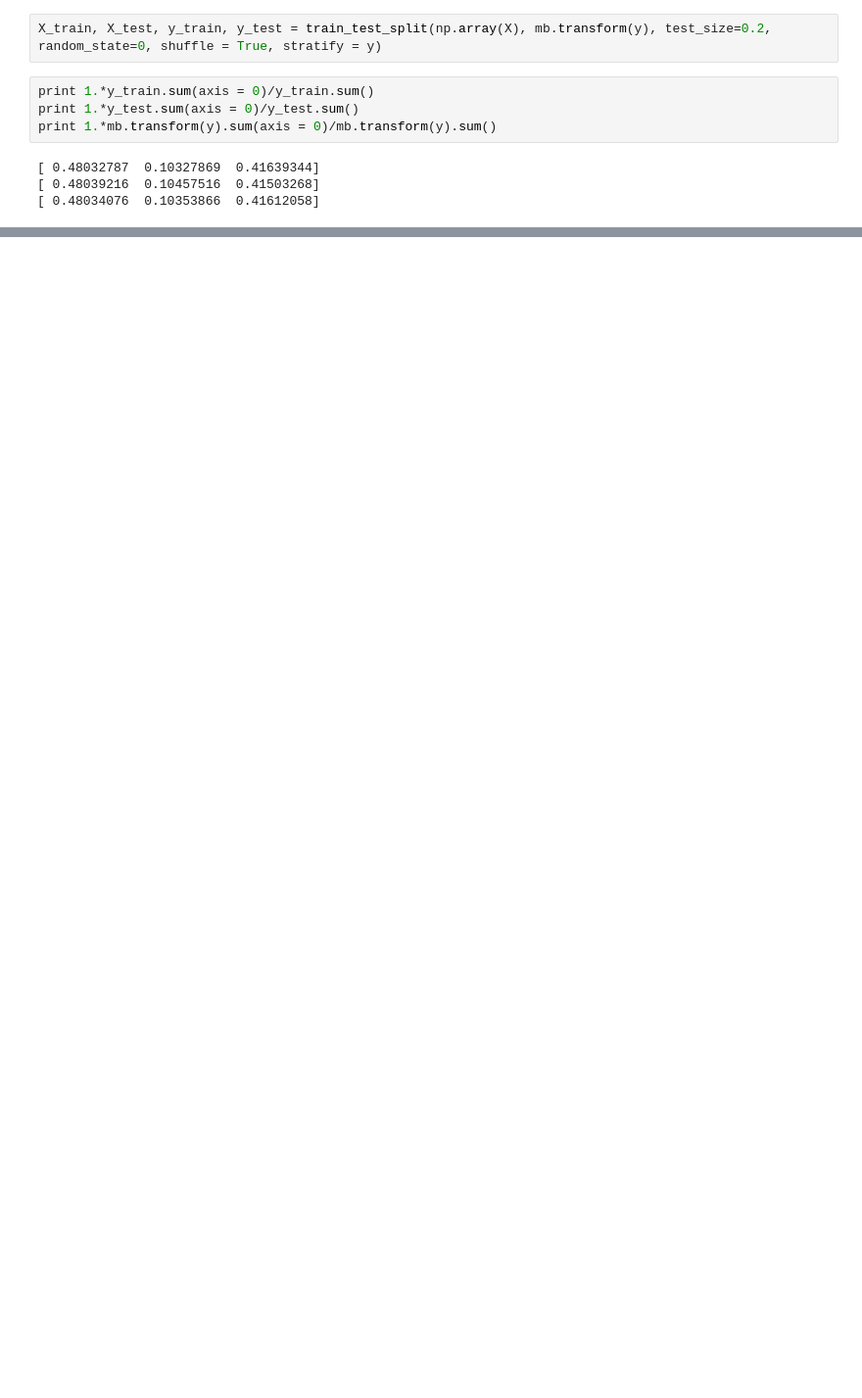
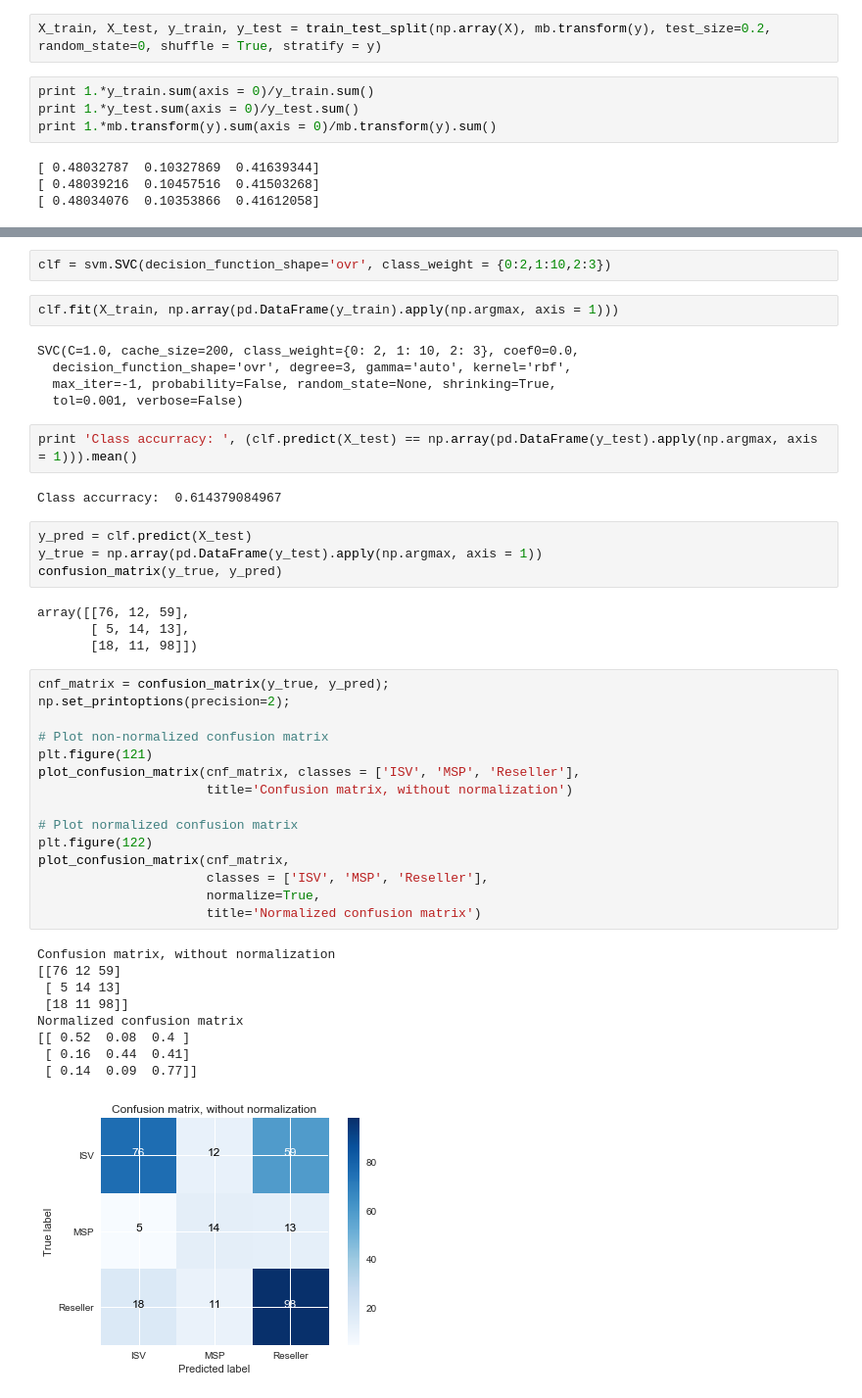
Before and after one commit to agarbuno/iqblade, a Jupyter notebook: python/exploratory_analysis.ipynb, the cells around one changed output, grey strips where cells are left out. Shown at 98% size. Cells and saved outputs as stored; diff of their text form; blank space fills up the shorter version.

```diff
--- a/python/exploratory_analysis.ipynb
+++ b/python/exploratory_analysis.ipynb
@@ -471,0 +576,46 @@ print 1.*mb.transform(y).sum(axis = 0)/mb.transform(y).sum()
+# %%
+clf = svm.SVC(decision_function_shape='ovr', class_weight = {0:2,1:10,2:3})
+# %%
+clf.fit(X_train, np.array(pd.DataFrame(y_train).apply(np.argmax, axis = 1)))
+# %% [output]
+SVC(C=1.0, cache_size=200, class_weight={0: 2, 1: 10, 2: 3}, coef0=0.0,
+  decision_function_shape='ovr', degree=3, gamma='auto', kernel='rbf',
+  max_iter=-1, probability=False, random_state=None, shrinking=True,
+  tol=0.001, verbose=False)
+# %%
+print 'Class accurracy: ', (clf.predict(X_test) == np.array(pd.DataFrame(y_test).apply(np.argmax, axis = 1))).mean()
+# %% [output]
+Class accurracy:  0.614379084967
+# %%
+y_pred = clf.predict(X_test)
+y_true = np.array(pd.DataFrame(y_test).apply(np.argmax, axis = 1))
+confusion_matrix(y_true, y_pred)
+# %% [output]
+array([[76, 12, 59],
+       [ 5, 14, 13],
+       [18, 11, 98]])
+# %%
+cnf_matrix = confusion_matrix(y_true, y_pred);
+np.set_printoptions(precision=2);
+
+# Plot non-normalized confusion matrix
+plt.figure(121)
+plot_confusion_matrix(cnf_matrix, classes = ['ISV', 'MSP', 'Reseller'],
+                      title='Confusion matrix, without normalization')
+
+# Plot normalized confusion matrix
+plt.figure(122)
+plot_confusion_matrix(cnf_matrix,
+                      classes = ['ISV', 'MSP', 'Reseller'],
+                      normalize=True,
+                      title='Normalized confusion matrix')
+# %% [output]
+Confusion matrix, without normalization
+[[76 12 59]
+ [ 5 14 13]
+ [18 11 98]]
+Normalized confusion matrix
+[[ 0.52  0.08  0.4 ]
+ [ 0.16  0.44  0.41]
+ [ 0.14  0.09  0.77]]
+[figure, added]
```
Also changed, not shown: parts of 24 cells of this notebook, 2 other files.
